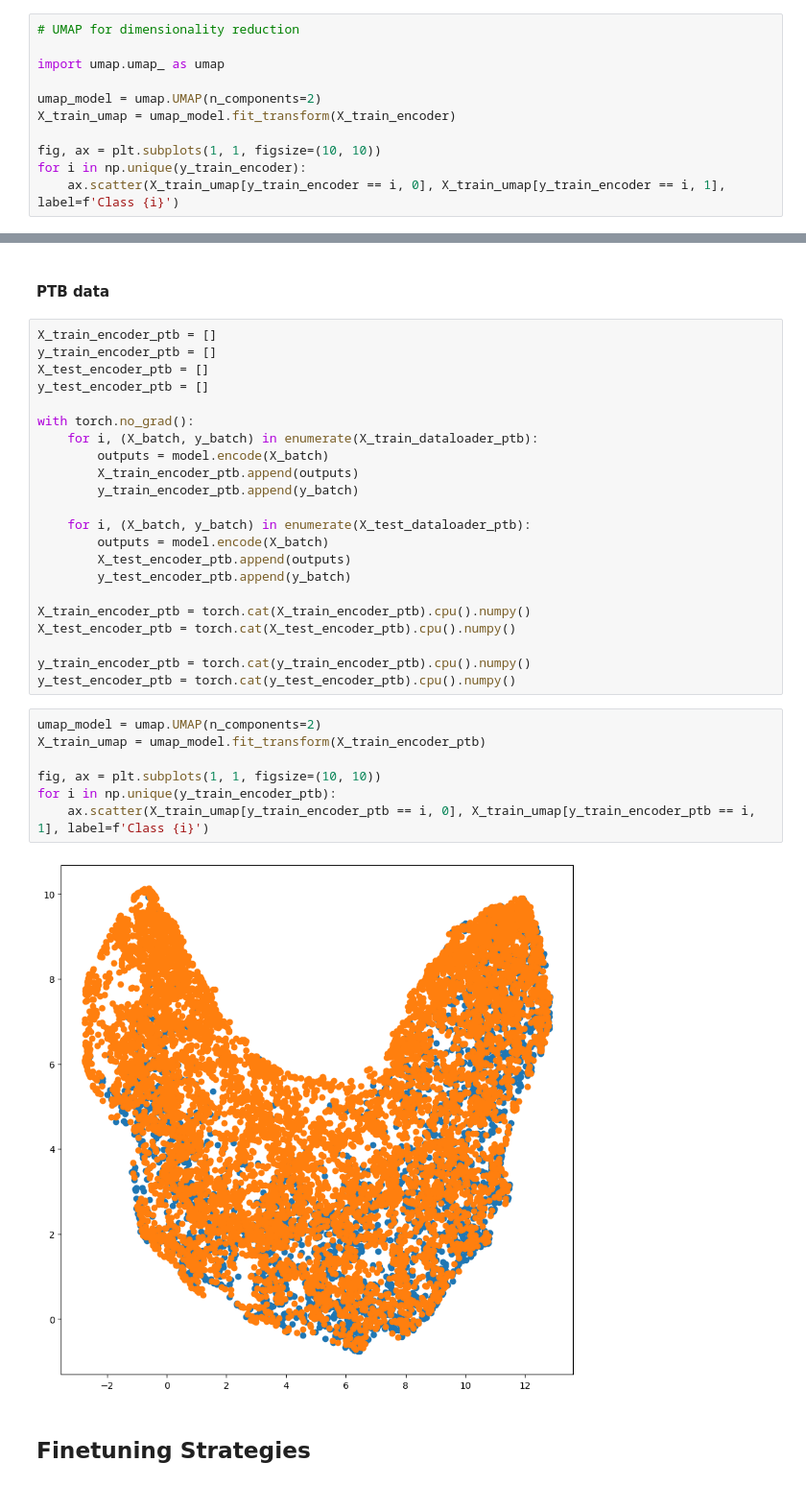
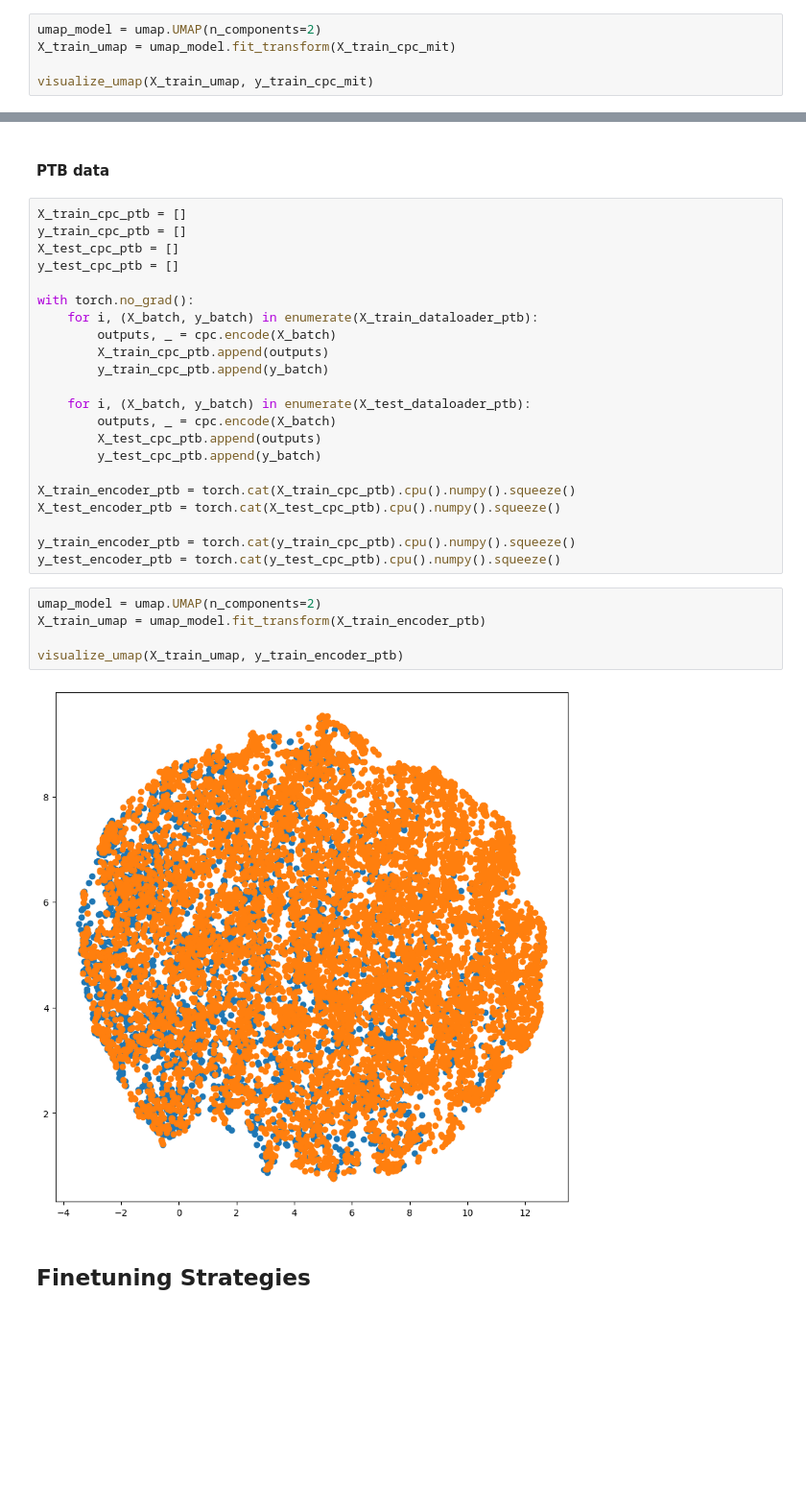
Before and after one commit to jlohunecke/ML4HC_project2, a Jupyter notebook: proj2_pt2.ipynb, the cells around one changed output, grey strips where cells are left out. Shown at 96% size. Cells and saved outputs as stored; diff of their text form; blank space fills up the shorter version.

```diff
--- a/proj2_pt2.ipynb
+++ b/proj2_pt2.ipynb
@@ -680,12 +680,6 @@ y_test_encoder = torch.cat(y_test_encoder).cpu().numpy()
 # %%
-# UMAP for dimensionality reduction
+umap_model = umap.UMAP(n_components=2)
+X_train_umap = umap_model.fit_transform(X_train_cpc_mit)
 
-import umap.umap_ as umap
-
-umap_model = umap.UMAP(n_components=2)
-X_train_umap = umap_model.fit_transform(X_train_encoder)
-
-fig, ax = plt.subplots(1, 1, figsize=(10, 10))
-for i in np.unique(y_train_encoder):
-    ax.scatter(X_train_umap[y_train_encoder == i, 0], X_train_umap[y_train_encoder == i, 1], label=f'Class {i}')
+visualize_umap(X_train_umap, y_train_cpc_mit)
 # %% [output]
@@ -693,36 +687,34 @@ for i in np.unique(y_train_encoder):
 # %% [markdown]
 #### PTB data
 # %%
-X_train_encoder_ptb = []
-y_train_encoder_ptb = []
-X_test_encoder_ptb = []
-y_test_encoder_ptb = []
+X_train_cpc_ptb = []
+y_train_cpc_ptb = []
+X_test_cpc_ptb = []
+y_test_cpc_ptb = []
 
 with torch.no_grad():
     for i, (X_batch, y_batch) in enumerate(X_train_dataloader_ptb):
-        outputs = model.encode(X_batch)
-        X_train_encoder_ptb.append(outputs)
-        y_train_encoder_ptb.append(y_batch)
+        outputs, _ = cpc.encode(X_batch)
+        X_train_cpc_ptb.append(outputs)
+        y_train_cpc_ptb.append(y_batch)
 
     for i, (X_batch, y_batch) in enumerate(X_test_dataloader_ptb):
-        outputs = model.encode(X_batch)
-        X_test_encoder_ptb.append(outputs)
-        y_test_encoder_ptb.append(y_batch)
+        outputs, _ = cpc.encode(X_batch)
+        X_test_cpc_ptb.append(outputs)
+        y_test_cpc_ptb.append(y_batch)
 
-X_train_encoder_ptb = torch.cat(X_train_encoder_ptb).cpu().numpy()
-X_test_encoder_ptb = torch.cat(X_test_encoder_ptb).cpu().numpy()
+X_train_encoder_ptb = torch.cat(X_train_cpc_ptb).cpu().numpy().squeeze()
+X_test_encoder_ptb = torch.cat(X_test_cpc_ptb).cpu().numpy().squeeze()
 
-y_train_encoder_ptb = torch.cat(y_train_encoder_ptb).cpu().numpy()
-y_test_encoder_ptb = torch.cat(y_test_encoder_ptb).cpu().numpy()
+y_train_encoder_ptb = torch.cat(y_train_cpc_ptb).cpu().numpy().squeeze()
+y_test_encoder_ptb = torch.cat(y_test_cpc_ptb).cpu().numpy().squeeze()
 # %%
 umap_model = umap.UMAP(n_components=2)
 X_train_umap = umap_model.fit_transform(X_train_encoder_ptb)
 
-fig, ax = plt.subplots(1, 1, figsize=(10, 10))
-for i in np.unique(y_train_encoder_ptb):
-    ax.scatter(X_train_umap[y_train_encoder_ptb == i, 0], X_train_umap[y_train_encoder_ptb == i, 1], label=f'Class {i}')
+visualize_umap(X_train_umap, y_train_encoder_ptb)
 # %% [output]
-[figure, old version]
+[figure, new version]
 # %% [markdown]
 ## Finetuning Strategies
 # %% [markdown]
```
Also changed, not shown: parts of 87 cells of this notebook, 13 other files.
